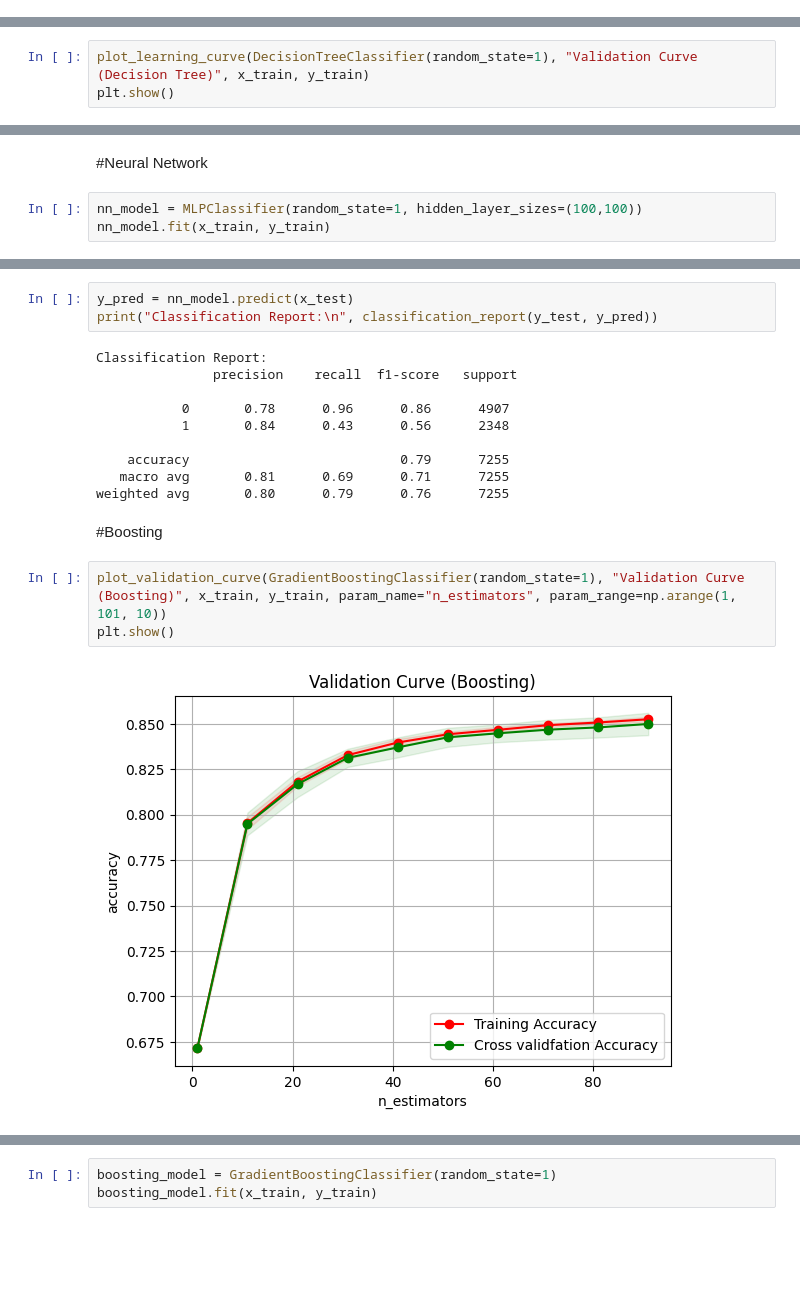
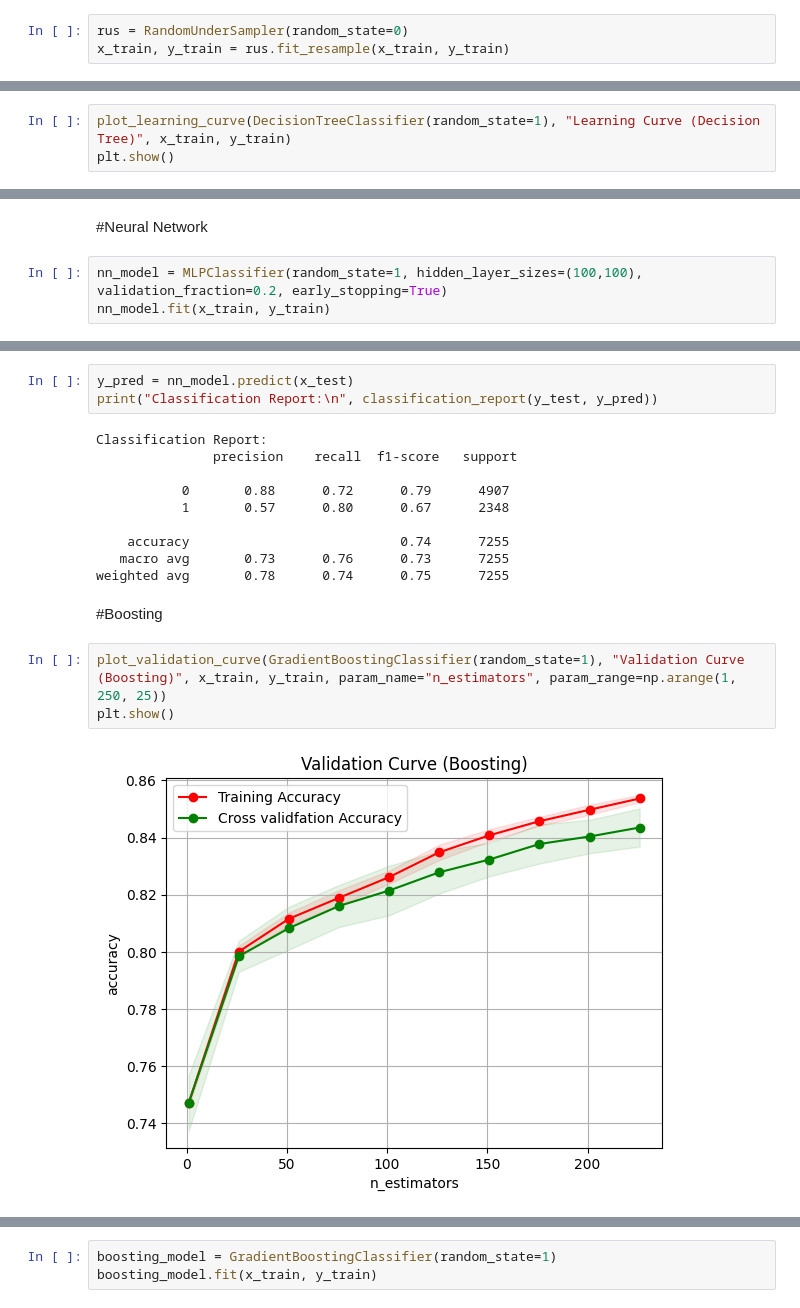
Before and after one commit to naralakamsani/supervised_learning, a Jupyter notebook: reservation_retention.ipynb, the cells around one changed output, grey strips where cells are left out. Cells and saved outputs as stored; diff of their text form; blank space fills up the shorter version.

Commit message:
updated validation graphs

```diff
--- a/reservation_retention.ipynb
+++ b/reservation_retention.ipynb
@@ -96,3 +96,6 @@ Training Set Class Balance:
 0    19483
 1     9537
 Name: booking_status, dtype: int64
+# %%
+rus = RandomUnderSampler(random_state=0)
+x_train, y_train = rus.fit_resample(x_train, y_train)
@@ -246,4 +261,4 @@ plt.show()
 # %%
-plot_learning_curve(DecisionTreeClassifier(random_state=1), "Validation Curve (Decision Tree)", x_train, y_train)
+plot_learning_curve(DecisionTreeClassifier(random_state=1), "Learning Curve (Decision Tree)", x_train, y_train)
 plt.show()
 # %% [output]
@@ -269,6 +284,6 @@ weighted avg       0.88      0.88      0.88      7255
 # %% [markdown]
 #Neural Network
 # %%
-nn_model = MLPClassifier(random_state=1, hidden_layer_sizes=(100,100))
+nn_model = MLPClassifier(random_state=1, hidden_layer_sizes=(100,100), validation_fraction=0.2, early_stopping=True)
 nn_model.fit(x_train, y_train)
 # %% [output]
@@ -280,19 +302,19 @@ print("Classification Report:\n", classification_report(y_test, y_pred))
 Classification Report:
                precision    recall  f1-score   support
 
-           0       0.78      0.96      0.86      4907
-           1       0.84      0.43      0.56      2348
+           0       0.88      0.72      0.79      4907
+           1       0.57      0.80      0.67      2348
 
-    accuracy                           0.79      7255
-   macro avg       0.81      0.69      0.71      7255
-weighted avg       0.80      0.79      0.76      7255
+    accuracy                           0.74      7255
+   macro avg       0.73      0.76      0.73      7255
+weighted avg       0.78      0.74      0.75      7255
 # %% [markdown]
 #Boosting
 # %%
-plot_validation_curve(GradientBoostingClassifier(random_state=1), "Validation Curve (Boosting)", x_train, y_train, param_name="n_estimators", param_range=np.arange(1, 101, 10))
+plot_validation_curve(GradientBoostingClassifier(random_state=1), "Validation Curve (Boosting)", x_train, y_train, param_name="n_estimators", param_range=np.arange(1, 250, 25))
 plt.show()
 # %% [output]
-[figure, old version]
+[figure, new version]
 # %%
 plot_learning_curve(GradientBoostingClassifier(random_state=1), "Learning Curve (Boosting)", x_train, y_train)
 plt.show()
```
Also changed, not shown: parts of 13 cells of this notebook.
